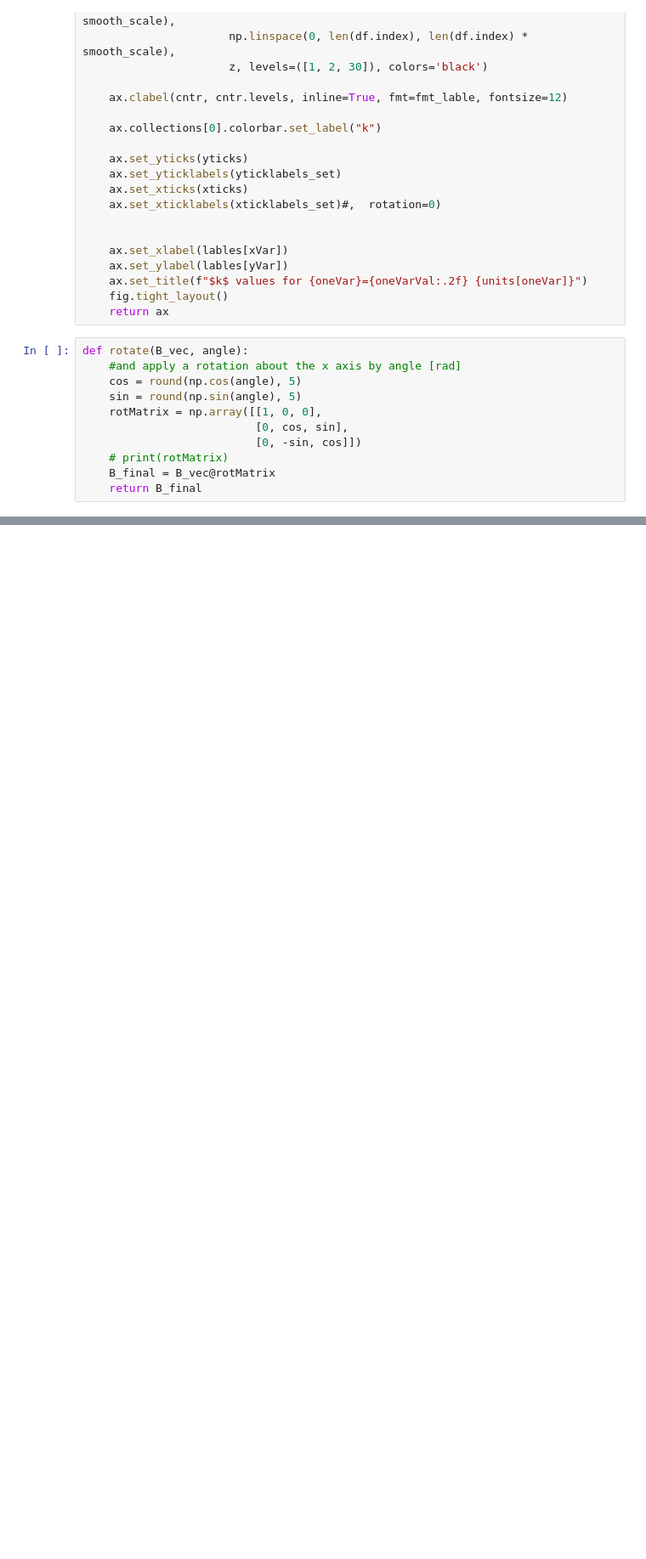
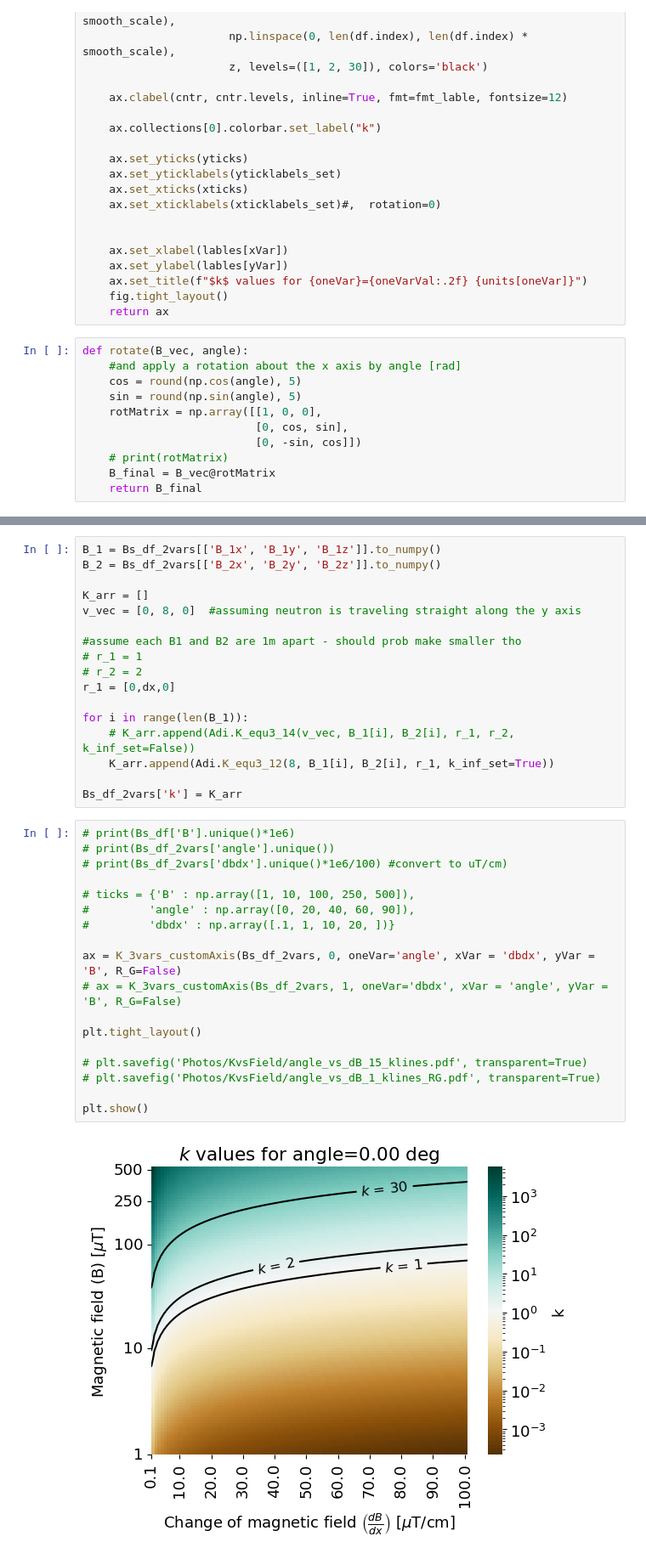
Before and after one commit to eklem1/AdiabaticSpinTransp, a Jupyter notebook: CalculatingK.ipynb, the cells around one changed output, grey strips where cells are left out. Shown: that part at 85% size. Saved outputs shown, nothing was run; the diff lists cells and outputs as text; blank space fills up the shorter version.

```diff
--- a/CalculatingK.ipynb
+++ b/CalculatingK.ipynb
@@ -779,2 +798,39 @@ KeyError: 'k'
+# %%
+B_1 = Bs_df_2vars[['B_1x', 'B_1y', 'B_1z']].to_numpy()
+B_2 = Bs_df_2vars[['B_2x', 'B_2y', 'B_2z']].to_numpy()
+
+K_arr = []
+v_vec = [0, 8, 0]  #assuming neutron is traveling straight along the y axis
+
+#assume each B1 and B2 are 1m apart - should prob make smaller tho
+# r_1 = 1
+# r_2 = 2
+r_1 = [0,dx,0]
+
+for i in range(len(B_1)):
+    # K_arr.append(Adi.K_equ3_14(v_vec, B_1[i], B_2[i], r_1, r_2, k_inf_set=False))
+    K_arr.append(Adi.K_equ3_12(8, B_1[i], B_2[i], r_1, k_inf_set=True))
+
+Bs_df_2vars['k'] = K_arr
+# %%
+# print(Bs_df['B'].unique()*1e6)
+# print(Bs_df_2vars['angle'].unique())
+# print(Bs_df_2vars['dbdx'].unique()*1e6/100) #convert to uT/cm)
+
+# ticks = {'B' : np.array([1, 10, 100, 250, 500]),
+#         'angle' : np.array([0, 20, 40, 60, 90]),
+#         'dbdx' : np.array([.1, 1, 10, 20, ])}
+
+ax = K_3vars_customAxis(Bs_df_2vars, 0, oneVar='angle', xVar = 'dbdx', yVar = 'B', R_G=False)
+# ax = K_3vars_customAxis(Bs_df_2vars, 1, oneVar='dbdx', xVar = 'angle', yVar = 'B', R_G=False)
+
+plt.tight_layout()
+
+# plt.savefig('Photos/KvsField/angle_vs_dB_15_klines.pdf', transparent=True)
+# plt.savefig('Photos/KvsField/angle_vs_dB_1_klines_RG.pdf', transparent=True)
+
+plt.show()
+# %% [output]
+[figure, added]
 # %% [markdown]
 ## Work to get a true generalized version of 3.12 working
```
Also changed, not shown: parts of 12 cells of this notebook, 4 other files.
